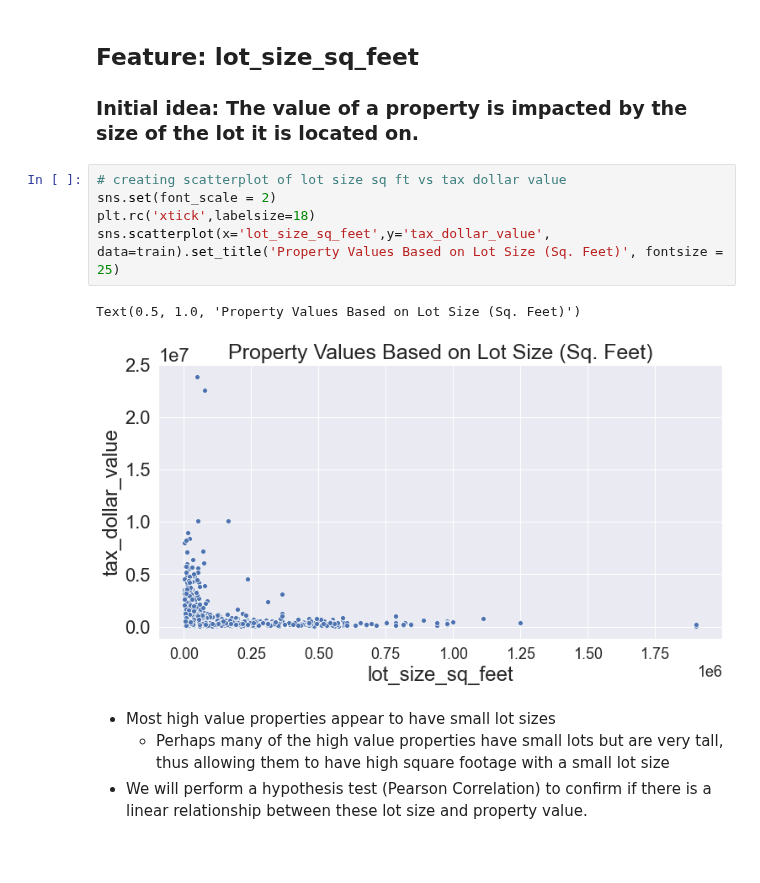
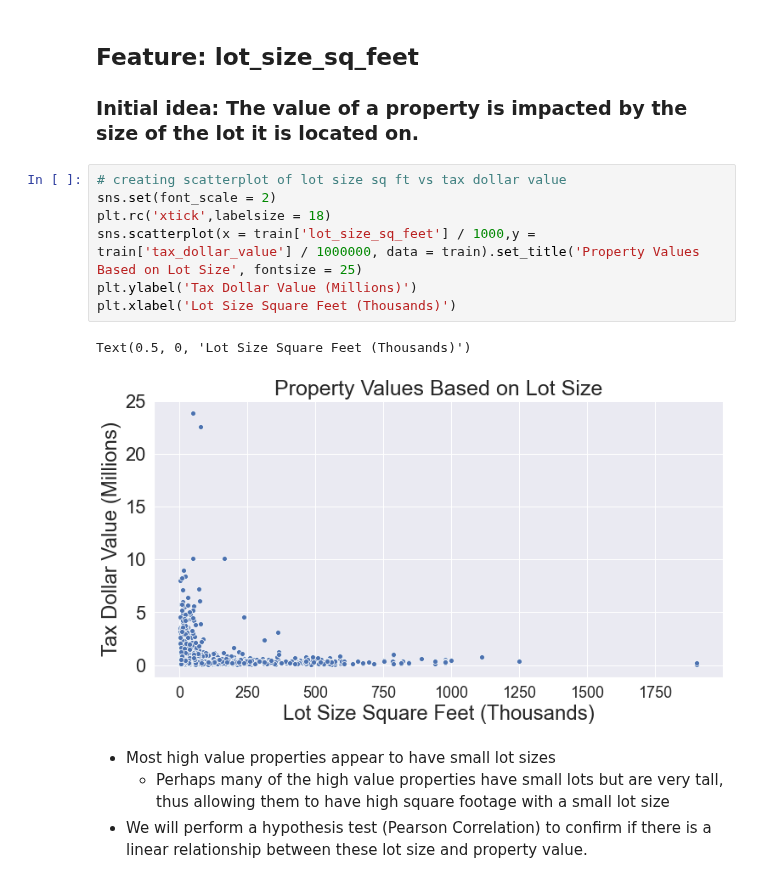
Before and after one commit to Zillow-sam-and-matt/Zillow, a Jupyter notebook: zillow_project_main_notebook.ipynb, the cells around one changed output. Cells and saved outputs as stored; diff of their text form; blank space fills up the shorter version.

```diff
--- a/zillow_project_main_notebook.ipynb
+++ b/zillow_project_main_notebook.ipynb
@@ -196,11 +198,13 @@ p = 0.000
 # %%
 # creating scatterplot of lot size sq ft vs tax dollar value
 sns.set(font_scale = 2)
-plt.rc('xtick',labelsize=18)
-sns.scatterplot(x='lot_size_sq_feet',y='tax_dollar_value', data=train).set_title('Property Values Based on Lot Size (Sq. Feet)', fontsize = 25)
+plt.rc('xtick',labelsize = 18)
+sns.scatterplot(x = train['lot_size_sq_feet'] / 1000,y = train['tax_dollar_value'] / 1000000, data = train).set_title('Property Values Based on Lot Size', fontsize = 25)
+plt.ylabel('Tax Dollar Value (Millions)')
+plt.xlabel('Lot Size Square Feet (Thousands)')
 # %% [output]
-Text(0.5, 1.0, 'Property Values Based on Lot Size (Sq. Feet)')
+Text(0.5, 0, 'Lot Size Square Feet (Thousands)')
-[figure, old version]
+[figure, new version]
 # %% [markdown]
 - Most high value properties appear to have small lot sizes
     - Perhaps many of the high value properties have small lots but are very tall, thus allowing them to have high square footage with a small lot size
```
Also changed, not shown: parts of 13 cells of this notebook.
